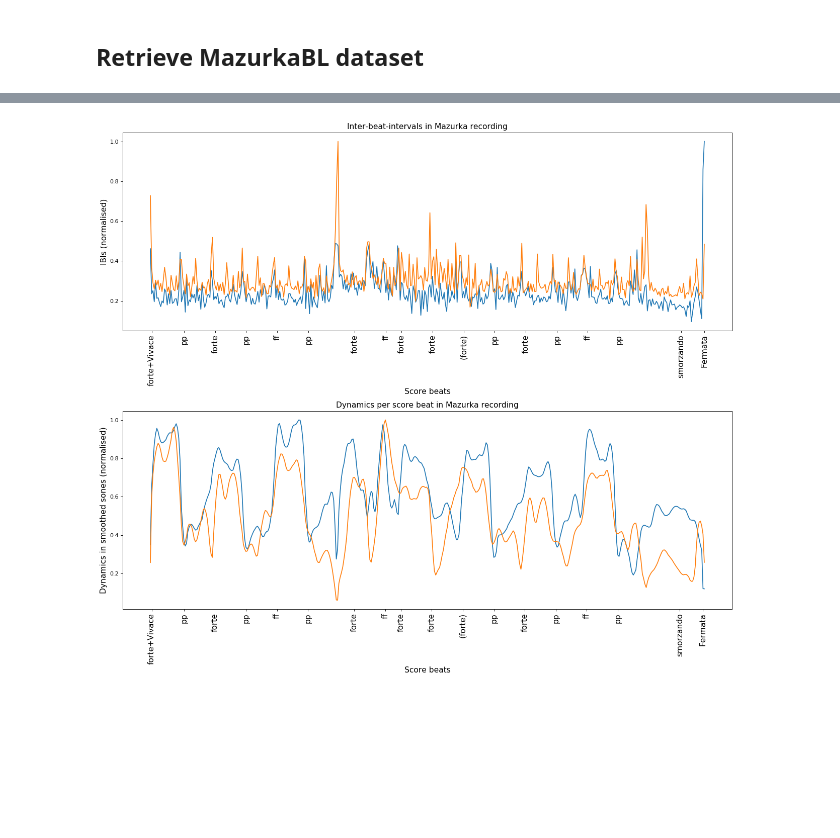
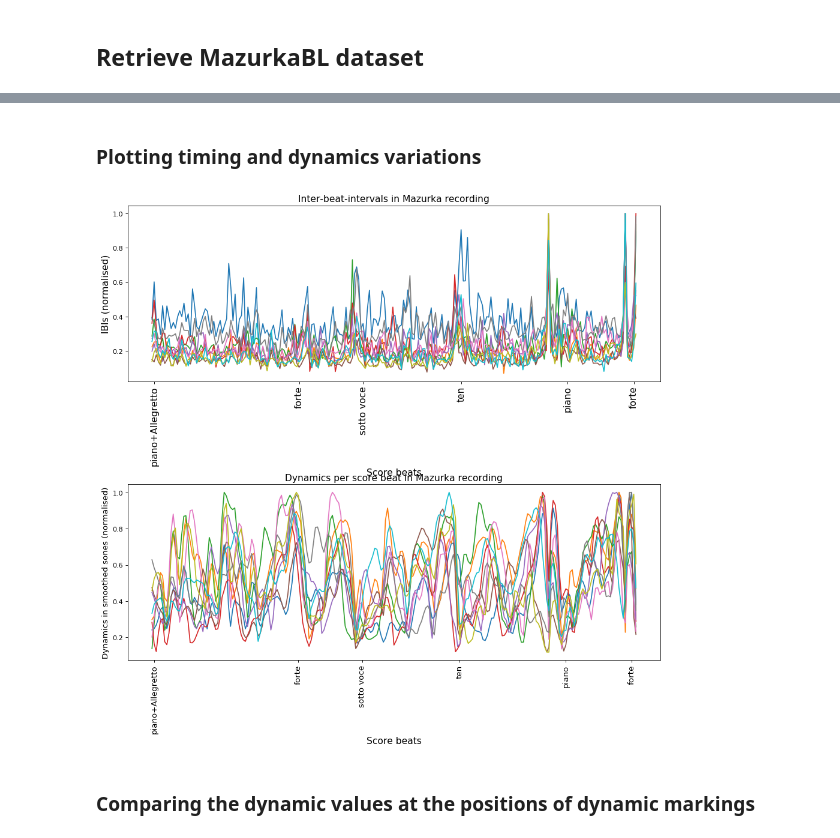
Before and after one commit to katkost/MazurkaBL, a Jupyter notebook: scripts/test2.ipynb, the cells around one changed output, grey strips where cells are left out. Drawn from its saved outputs; the diff is of its cells as text; code cells hidden in the pictures; blank space fills up the shorter version.

```diff
--- a/scripts/test2.ipynb
+++ b/scripts/test2.ipynb
@@ -30,5 +40,7 @@ pianist_dynamics = Mazurka_info['M17-3'][3].dyn
 # pianist_sones = Mazurka_info['M06-3'][3].sones
+# %% [markdown]
+### Plotting timing and dynamics variations
 # %%
-plot_beat_dyn(Mazurka_info['M33-2'][3:5])
+plot_beat_dyn(Mazurka_info['M63-3'][:10])
 # %% [output]
-[figure, old version]
+[figure, new version]
@@ -37,3 +47,5 @@ plot_beat_dyn(Mazurka_info['M33-2'][3:5])
+# %% [markdown]
+### Comparing the dynamic values at the positions of dynamic markings
 # %%
 plot_dyn_with_markings_values_boxplots(Mazurka_info['M06-1'], 1, 3)
 # %% [output]
```
Also changed, not shown: parts of 9 cells of this notebook, 3 other files.
